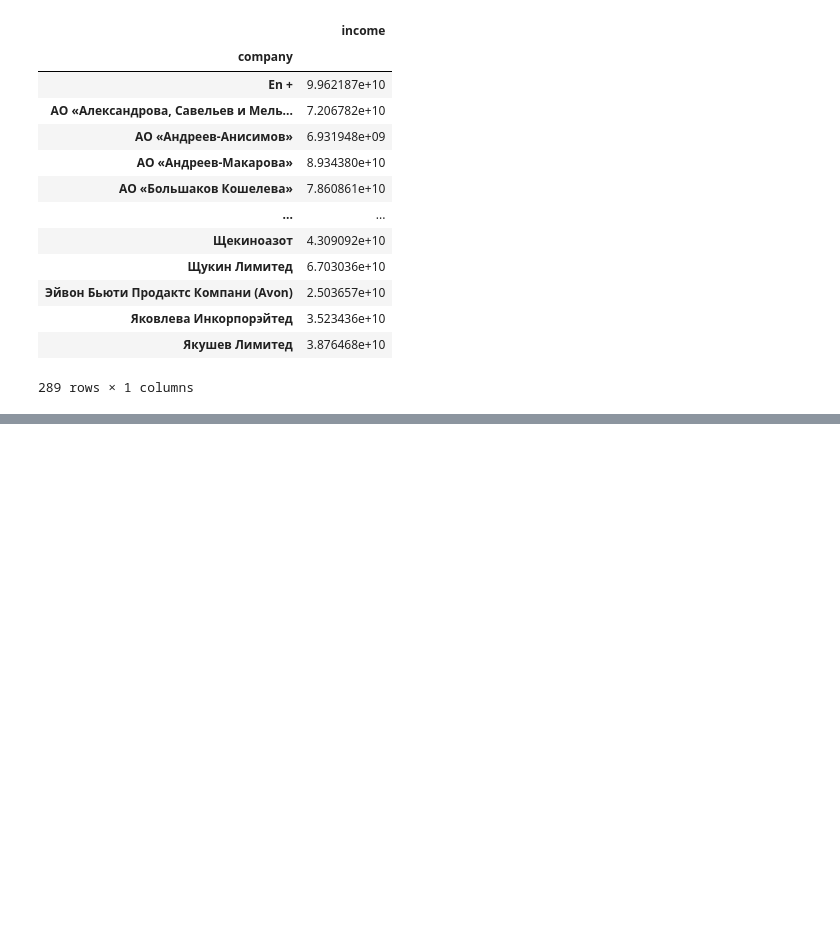
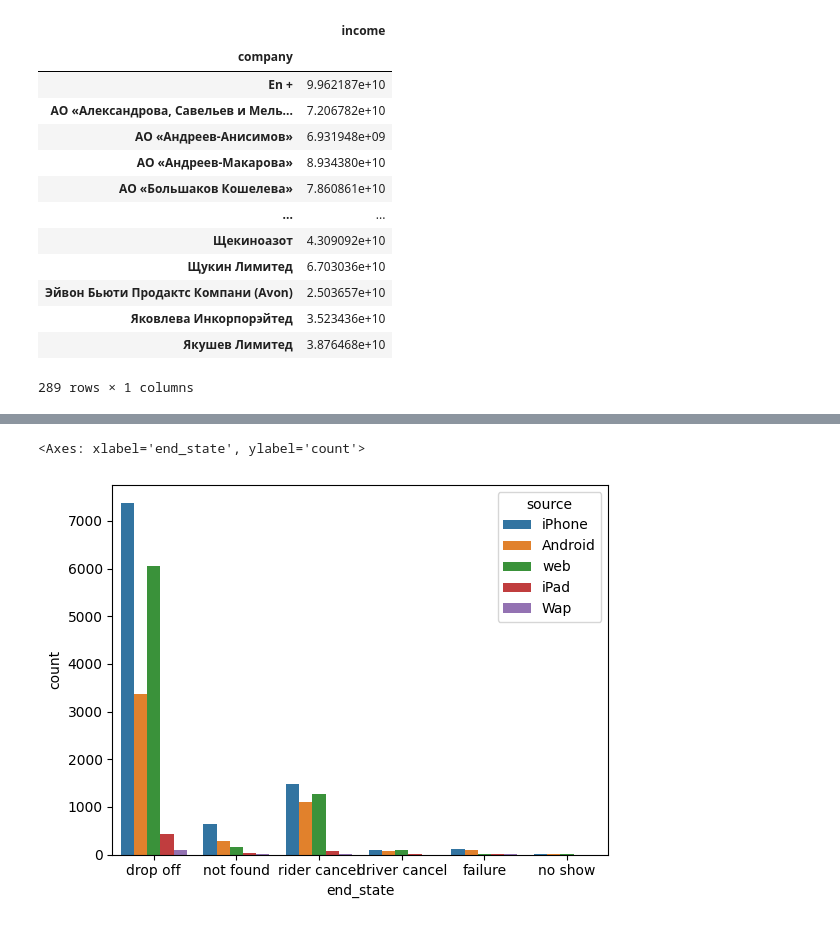
Before and after one commit to EDB999/IST_Labs, a Jupyter notebook: JuPyter_Lab3_N.ipynb, the cells around one changed output, grey strips where cells are left out. Cells and saved outputs as stored; diff of their text form; code cells hidden in the pictures; blank space fills up the shorter version.

```diff
--- a/JuPyter_Lab3_N.ipynb
+++ b/JuPyter_Lab3_N.ipynb
@@ -33,0 +123,9 @@ read_n_agg('./3_companies.csv')
+# %%
+#12
+
+end_order_by_source = sns.countplot(x='end_state', hue='source', data=df_taxi)
+
+end_order_by_source
+# %% [output]
+<Axes: xlabel='end_state', ylabel='count'>
+[figure, added]
```
Also changed, not shown: parts of 9 cells of this notebook.
